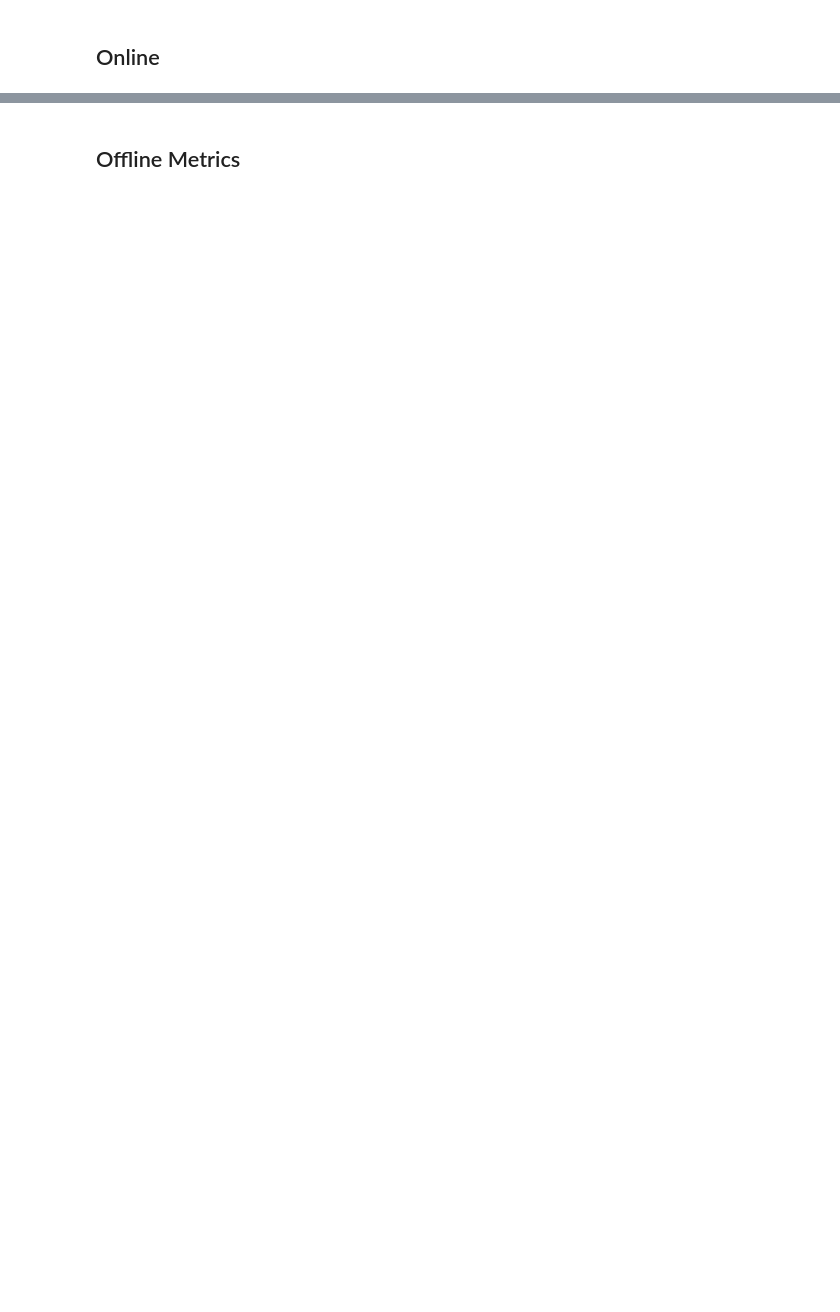
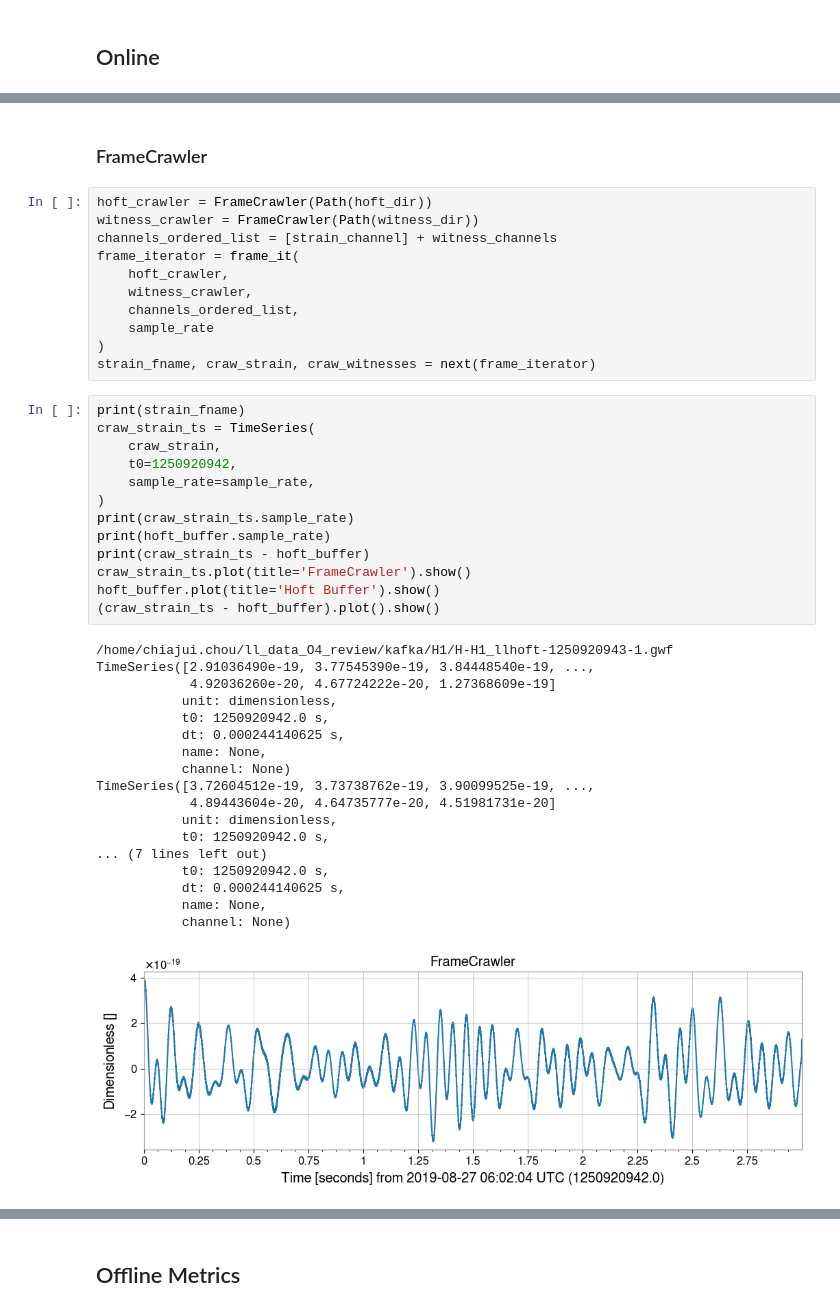
Before and after one commit to saleem-muhammed/deepcleanv2, a Jupyter notebook: projects/clean/compare.ipynb, the cells around one changed output, grey strips where cells are left out. Cells and saved outputs as stored; diff of their text form; blank space fills up the shorter version.

Commit message:
Add projects/clean/cleanframes_alt.py to test on the Buffer of FrameCrawler.

```diff
--- a/projects/clean/compare.ipynb
+++ b/projects/clean/compare.ipynb
@@ -61,0 +164,45 @@ inference_dataset = DeepCleanInferenceDataset(
+# %% [markdown]
+### FrameCrawler
+# %%
+hoft_crawler = FrameCrawler(Path(hoft_dir))
+witness_crawler = FrameCrawler(Path(witness_dir))
+channels_ordered_list = [strain_channel] + witness_channels
+frame_iterator = frame_it(
+    hoft_crawler,
+    witness_crawler,
+    channels_ordered_list,
+    sample_rate
+)
+strain_fname, craw_strain, craw_witnesses = next(frame_iterator)
+# %%
+print(strain_fname)
+craw_strain_ts = TimeSeries(
+    craw_strain,
+    t0=1250920942,
+    sample_rate=sample_rate,
+)
+print(craw_strain_ts.sample_rate)
+print(hoft_buffer.sample_rate)
+print(craw_strain_ts - hoft_buffer)
+craw_strain_ts.plot(title='FrameCrawler').show()
+hoft_buffer.plot(title='Hoft Buffer').show()
+(craw_strain_ts - hoft_buffer).plot().show()
+# %% [output]
+/home/chiajui.chou/ll_data_O4_review/kafka/H1/H-H1_llhoft-1250920943-1.gwf
+TimeSeries([2.91036490e-19, 3.77545390e-19, 3.84448540e-19, ...,
+            4.92036260e-20, 4.67724222e-20, 1.27368609e-19]
+           unit: dimensionless,
+           t0: 1250920942.0 s,
+           dt: 0.000244140625 s,
+           name: None,
+           channel: None)
+TimeSeries([3.72604512e-19, 3.73738762e-19, 3.90099525e-19, ...,
+            4.89443604e-20, 4.64735777e-20, 4.51981731e-20]
+           unit: dimensionless,
+           t0: 1250920942.0 s,
+... (7 lines left out)
+           t0: 1250920942.0 s,
+           dt: 0.000244140625 s,
+           name: None,
+           channel: None)
+[figure, added]
```
Also changed, not shown: parts of 28 cells of this notebook, 5 other files.
